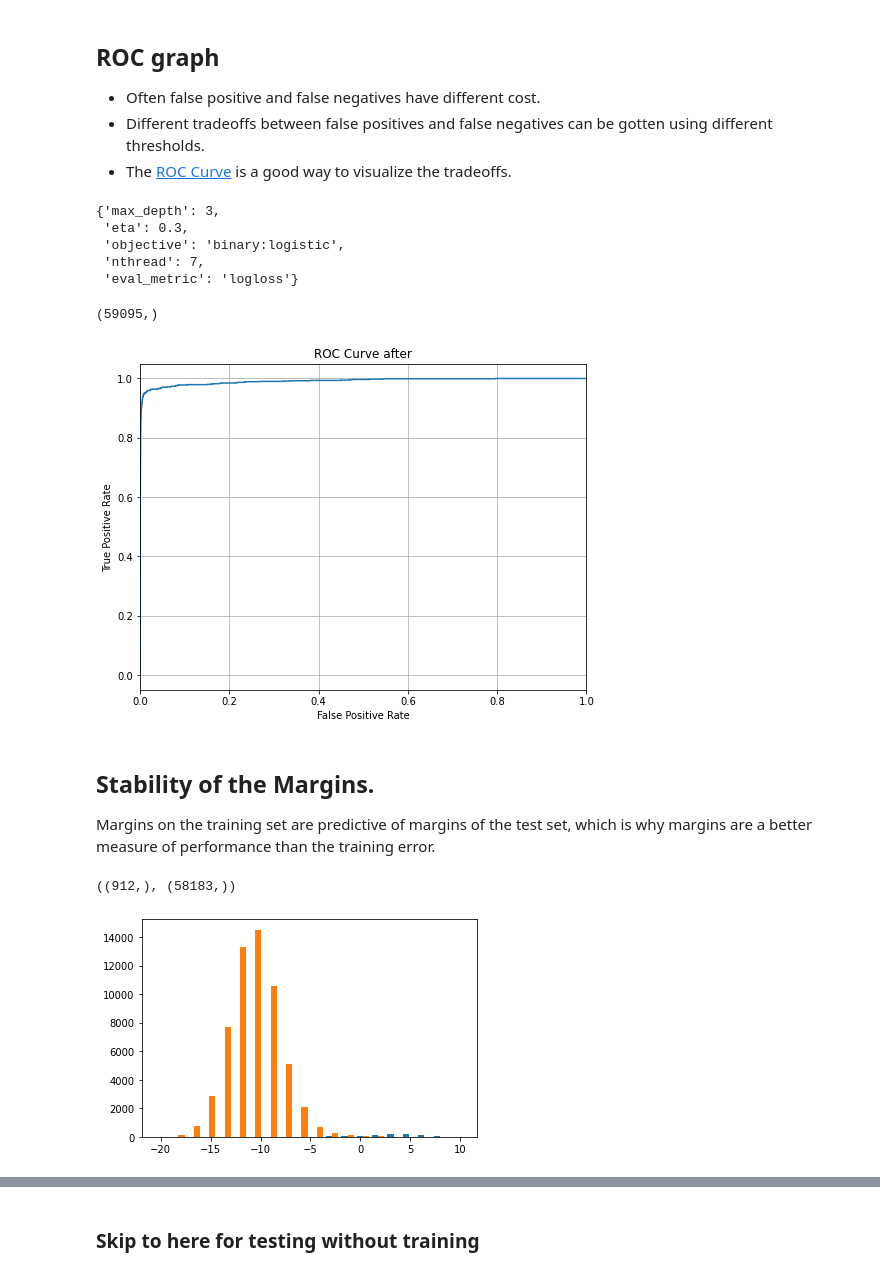
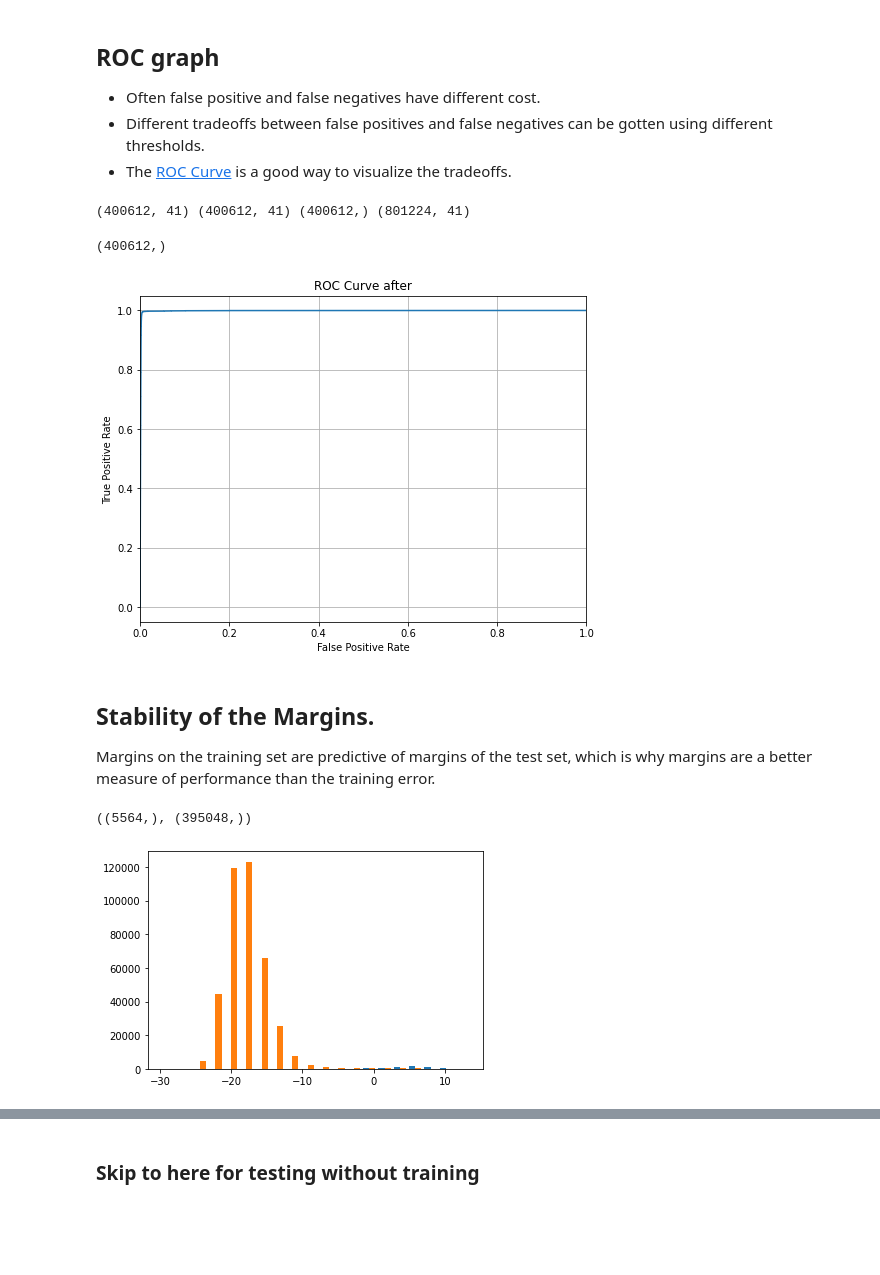
Before and after one commit to ActiveBrainAtlas2/preprocessing-pipeline, a Jupyter notebook: in_development/Will/cell_extractor/retraining/train_classifier.ipynb, the cells around one changed output, grey strips where cells are left out. Drawn from its saved outputs; the diff is of its cells as text; code cells hidden in the pictures; blank space fills up the shorter version.

```diff
--- a/in_development/Will/cell_extractor/retraining/train_classifier.ipynb
+++ b/in_development/Will/cell_extractor/retraining/train_classifier.ipynb
@@ -19,6 +19,7 @@ dir = '/net/birdstore/Active_Atlas_Data/cell_segmentation/DK55/all_features_modi
 df = pd.read_csv(dir)
 drops = ['animal', 'section', 'index', 'row', 'col']
 df=df.drop(drops,axis=1)
+df = df.drop(['Unnamed: 0','Unnamed: 0.1'],axis=1)
 # %%
 def createDM(df):
     labels=df['label']
@@ -197,26 +110,21 @@ test column= eval-logloss
 * Different tradeoffs between false positives and false negatives can be gotten using different thresholds.
 * The [ROC Curve](https://en.wikipedia.org/wiki/Receiver_operating_characteristic) is a good way to visualize the tradeoffs.
 # %%
-
-param={'max_depth': 10,
+param={'max_depth': 4,
  'eta': 0.3,
  'objective': 'binary:logistic',
  'nthread': 50,
  'eval_metric': 'logloss'}
-param
-# %% [output]
-{'max_depth': 3,
- 'eta': 0.3,
- 'objective': 'binary:logistic',
- 'nthread': 7,
- 'eval_metric': 'logloss'}
 # %%
-num_round=755
+trainDM,testDM,allDM=split_data(df)
+evallist = [(trainDM, 'train'), (testDM, 'eval')]
+num_round=500
 bst = xgb.train(param, trainDM, num_round, evallist, verbose_eval=False)
 y_pred = bst.predict(testDM, iteration_range=[1,bst.best_ntree_limit], output_margin=True)
 y_pred.shape
 # %% [output]
-(59095,)
+(400612, 41) (400612, 41) (400612,) (801224, 41)
+(400612,)
 # %%
 y_test=testDM.get_label()
 # %%
@@ -224,8 +132,6 @@ from sklearn.metrics import roc_curve
 
 plt.figure(figsize=(8, 6))
 fpr, tpr, thresholds = roc_curve(y_test, y_pred)
-#plt.plot(fpr, tpr)
-#fpr, tpr, thresholds = roc_curve(y_test, y_pred_1000)
 plt.plot(fpr, tpr)
 plt.xlim([0,1])
 plt.xlabel('False Positive Rate')
@@ -234,7 +140,7 @@ plt.title("ROC Curve after")
 plt.grid()
 plt.show()
 # %% [output]
-[figure, old version]
+[figure, new version]
 # %% [markdown]
 ## Stability of the Margins.
 Margins on the training set are predictive of margins of the test set, which is why margins are a better measure of performance than the training error.
@@ -244,10 +150,10 @@ pos_preds=y_pred[y_test==1]
 neg_preds=y_pred[y_test==0]
 pos_preds.shape,neg_preds.shape
 # %% [output]
-((912,), (58183,))
+((5564,), (395048,))
 # %%
-hist([pos_preds,neg_preds],bins=20);
+plt.hist([pos_preds,neg_preds],bins=20);
 # %% [output]
-[figure, old version]
+[figure, new version]
 # %%
 def gen_scale(n,reverse=False):
```
Also changed, not shown: parts of 27 cells of this notebook, 10 other files.
